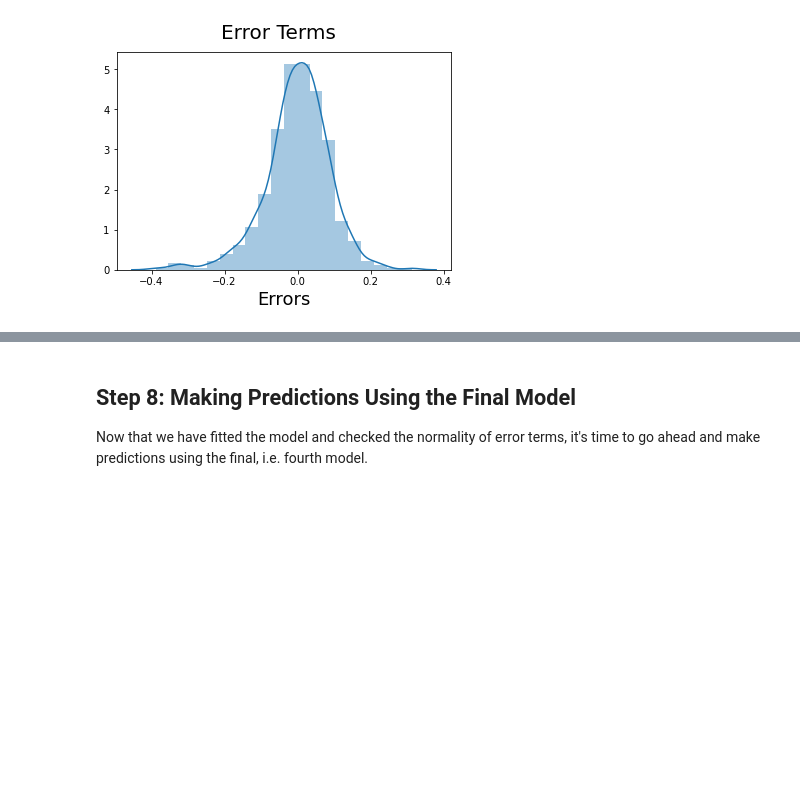
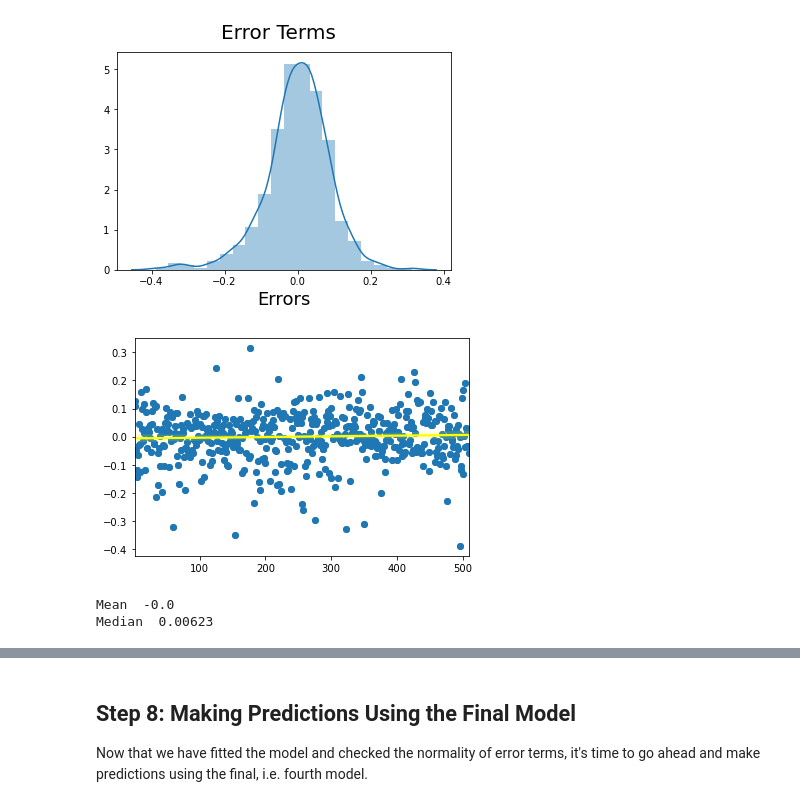
Before and after one commit to Kumaraguru-Muthuraj/_AIML_Code, a Jupyter notebook: _PythonNotebooks/_Course3_Machine_Learning_1/Mod2_Bike_Assignment/BikeSharingAssignment.ipynb, the cells around one changed output, grey strips where cells are left out. Drawn from its saved outputs; the diff is of its cells as text; code cells hidden in the pictures; blank space fills up the shorter version.

```diff
--- a/_PythonNotebooks/_Course3_Machine_Learning_1/Mod2_Bike_Assignment/BikeSharingAssignment.ipynb
+++ b/_PythonNotebooks/_Course3_Machine_Learning_1/Mod2_Bike_Assignment/BikeSharingAssignment.ipynb
@@ -537,12 +538,27 @@ import seaborn as sns
 
 # Plot the histogram of the error terms
 fig = plt.figure()
-sns.distplot((y_train - y_train_pred), bins = 20)
+res = (y_train - y_train_pred)
+sns.distplot(res, bins = 20)
 fig.suptitle('Error Terms', fontsize = 20)                  # Plot heading
 plt.xlabel('Errors', fontsize = 18)                         # X-label
 # %% [output]
 Text(0.5, 0, 'Errors')
 [figure]
+# %%
+c = [i for i in range(1, len(res)+1, 1)]
+plt.scatter(c, res)
+sns.regplot(x=c, y=res, line_kws={'color': 'yellow'})
+plt.show()
+# %% [output]
+[figure, added]
+# %%
+res.describe()
+print('Mean ', round(res.mean(), 5))
+print('Median ', round(res.median(), 5))
+# %% [output]
+Mean  -0.0
+Median  0.00623
 # %%
 #res = y_train - y_train_pred
 #print(type(res))
```
Also changed, not shown: parts of 5 cells of this notebook.
